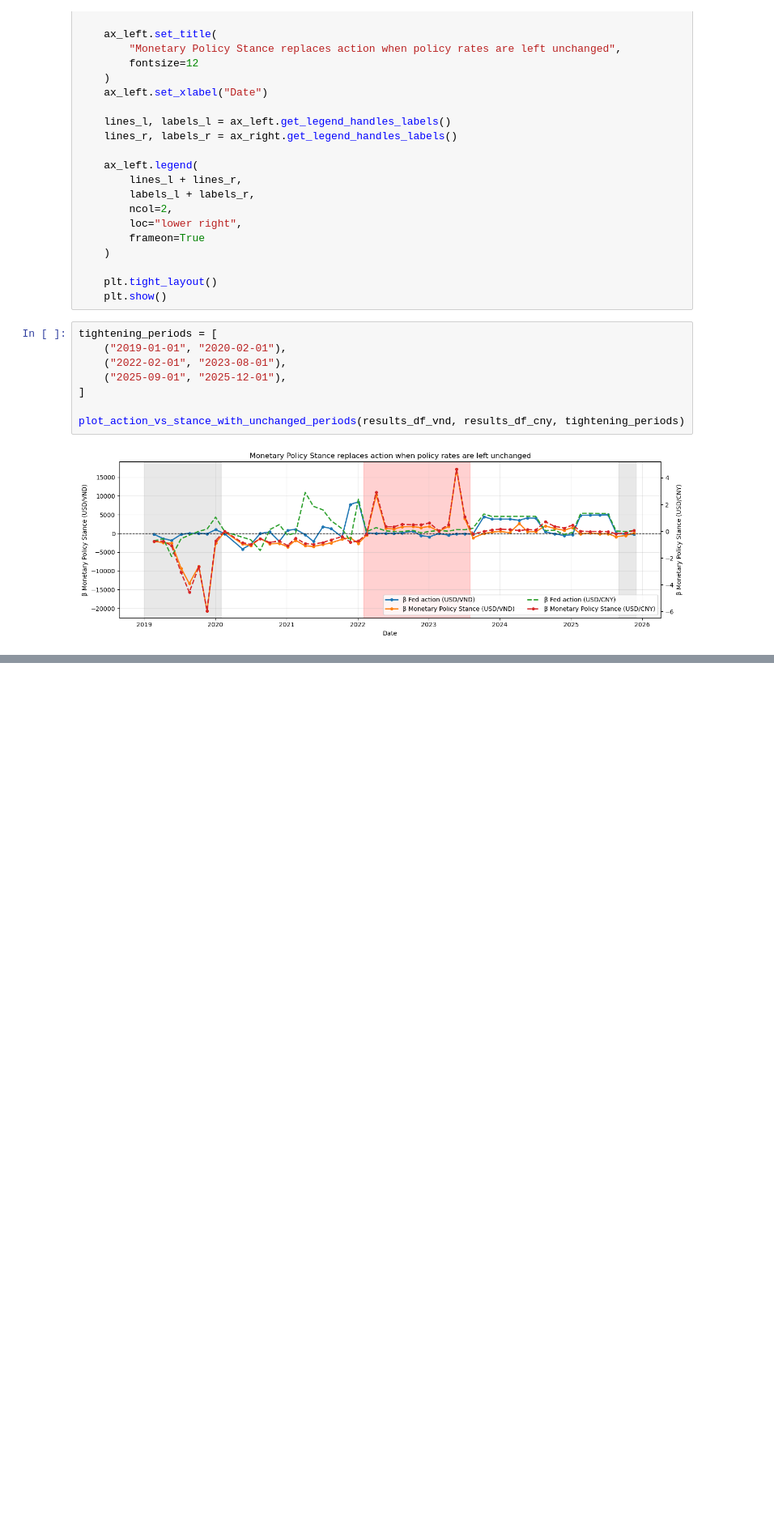
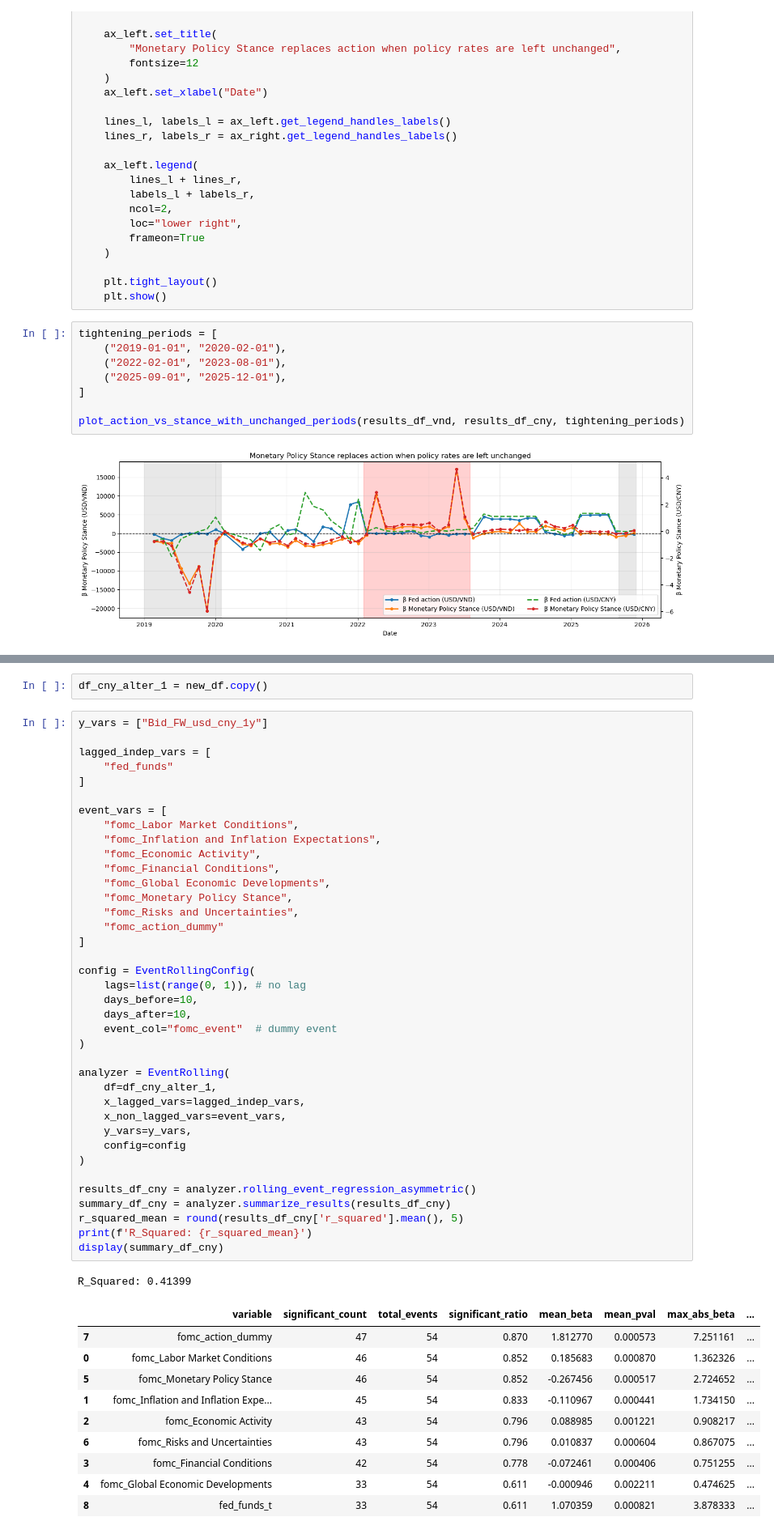
Before and after one commit to tnt1626/fed-action-fed-communication, a Jupyter notebook: src/event_regression.ipynb, the cells around one changed output, grey strips where cells are left out. Shown at 81% size. Drawn from its saved outputs; the diff is of its cells as text; blank space fills up the shorter version.

```diff
--- a/src/event_regression.ipynb
+++ b/src/event_regression.ipynb
@@ -829,0 +906,52 @@ plot_action_vs_stance_with_unchanged_periods(results_df_vnd, results_df_cny, tig
+# %%
+df_cny_alter_1 = new_df.copy()
+# %%
+y_vars = ["Bid_FW_usd_cny_1y"]
+
+lagged_indep_vars = [
+    "fed_funds"
+]
+
+event_vars = [
+    "fomc_Labor Market Conditions",
+    "fomc_Inflation and Inflation Expectations",
+    "fomc_Economic Activity",
+    "fomc_Financial Conditions",
+    "fomc_Global Economic Developments",
+    "fomc_Monetary Policy Stance",
+    "fomc_Risks and Uncertainties",
+    "fomc_action_dummy"
+]
+
+config = EventRollingConfig(
+    lags=list(range(0, 1)), # no lag
+    days_before=10,
+    days_after=10,
+    event_col="fomc_event"  # dummy event
+)
+
+analyzer = EventRolling(
+    df=df_cny_alter_1,
+    x_lagged_vars=lagged_indep_vars,
+    x_non_lagged_vars=event_vars,
+    y_vars=y_vars,
+    config=config
+)
+
+results_df_cny = analyzer.rolling_event_regression_asymmetric()
+summary_df_cny = analyzer.summarize_results(results_df_cny)
+r_squared_mean = round(results_df_cny['r_squared'].mean(), 5)
+print(f'R_Squared: {r_squared_mean}')
+display(summary_df_cny)
+# %% [output]
+R_Squared: 0.41399
+|  | variable | significant_count | total_events | significant_ratio | mean_beta | mean_pval | max_abs_beta | ... |
+| 7 | fomc_action_dummy | 47 | 54 | 0.870 | 1.812770 | 0.000573 | 7.251161 | ... |
+| 0 | fomc_Labor Market Conditions | 46 | 54 | 0.852 | 0.185683 | 0.000870 | 1.362326 | ... |
+| 5 | fomc_Monetary Policy Stance | 46 | 54 | 0.852 | -0.267456 | 0.000517 | 2.724652 | ... |
+| 1 | fomc_Inflation and Inflation Expe... | 45 | 54 | 0.833 | -0.110967 | 0.000441 | 1.734150 | ... |
+| 2 | fomc_Economic Activity | 43 | 54 | 0.796 | 0.088985 | 0.001221 | 0.908217 | ... |
+| 6 | fomc_Risks and Uncertainties | 43 | 54 | 0.796 | 0.010837 | 0.000604 | 0.867075 | ... |
+| 3 | fomc_Financial Conditions | 42 | 54 | 0.778 | -0.072461 | 0.000406 | 0.751255 | ... |
+| 4 | fomc_Global Economic Developments | 33 | 54 | 0.611 | -0.000946 | 0.002211 | 0.474625 | ... |
+| 8 | fed_funds_t | 33 | 54 | 0.611 | 1.070359 | 0.000821 | 3.878333 | ... |
```
Also changed, not shown: parts of 29 cells of this notebook.
